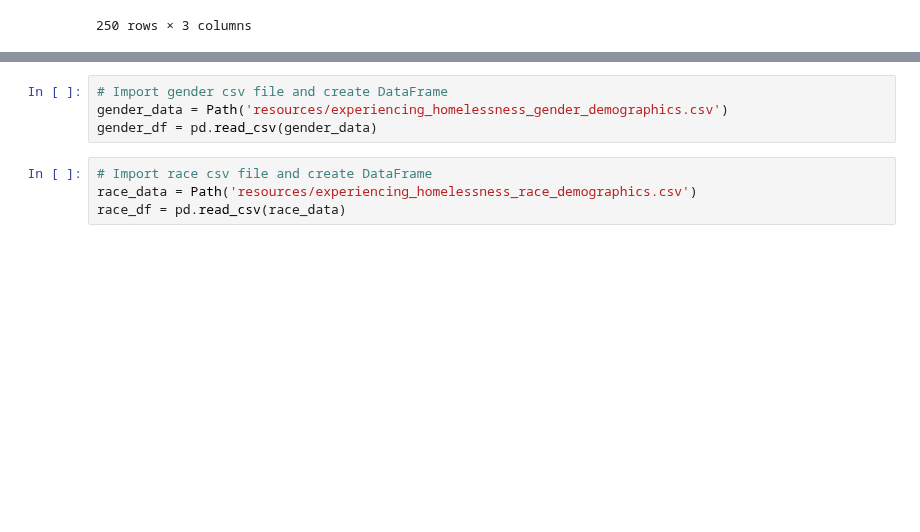
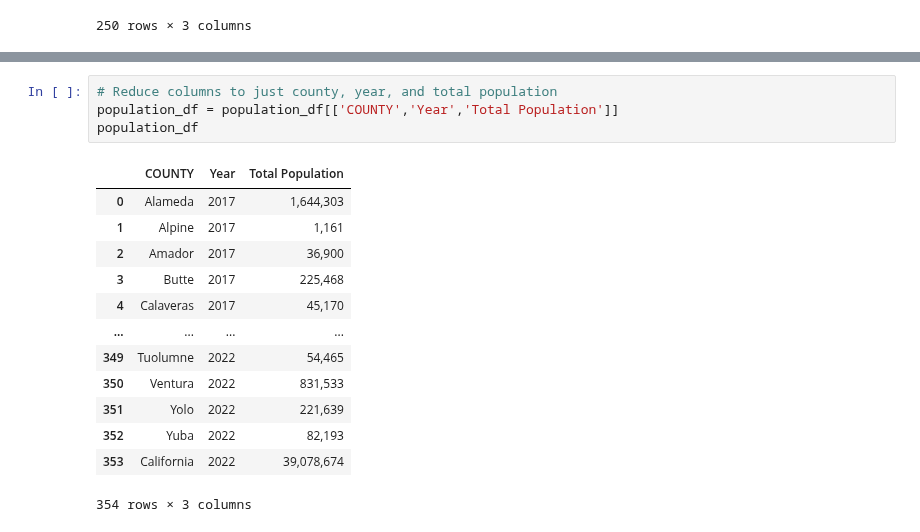
Before and after one commit to evacs/Project-1, a Jupyter notebook: matt_data_exploration.ipynb, the cells around one changed output, grey strips where cells are left out. Cells and saved outputs as stored; diff of their text form; blank space fills up the shorter version.

```diff
--- a/matt_data_exploration.ipynb
+++ b/matt_data_exploration.ipynb
@@ -173,8 +188,18 @@ ethnicity_df = pd.read_csv(ethnicity_data)
-# %%
-# Import gender csv file and create DataFrame
-gender_data = Path('resources/experiencing_homelessness_gender_demographics.csv')
-gender_df = pd.read_csv(gender_data)
-# %%
-# Import race csv file and create DataFrame
-race_data = Path('resources/experiencing_homelessness_race_demographics.csv')
-race_df = pd.read_csv(race_data)
+# %%
+# Reduce columns to just county, year, and total population
+population_df = population_df[['COUNTY','Year','Total Population']]
+population_df
+# %% [output]
+|  | COUNTY | Year | Total Population |
+| 0 | Alameda | 2017 | 1,644,303 |
+| 1 | Alpine | 2017 | 1,161 |
+| 2 | Amador | 2017 | 36,900 |
+| 3 | Butte | 2017 | 225,468 |
+| 4 | Calaveras | 2017 | 45,170 |
+| ... | ... | ... | ... |
+| 349 | Tuolumne | 2022 | 54,465 |
+| 350 | Ventura | 2022 | 831,533 |
+| 351 | Yolo | 2022 | 221,639 |
+| 352 | Yuba | 2022 | 82,193 |
+| 353 | California | 2022 | 39,078,674 |
+354 rows × 3 columns
```
Also changed, not shown: parts of 3 cells of this notebook, 2 other files.
